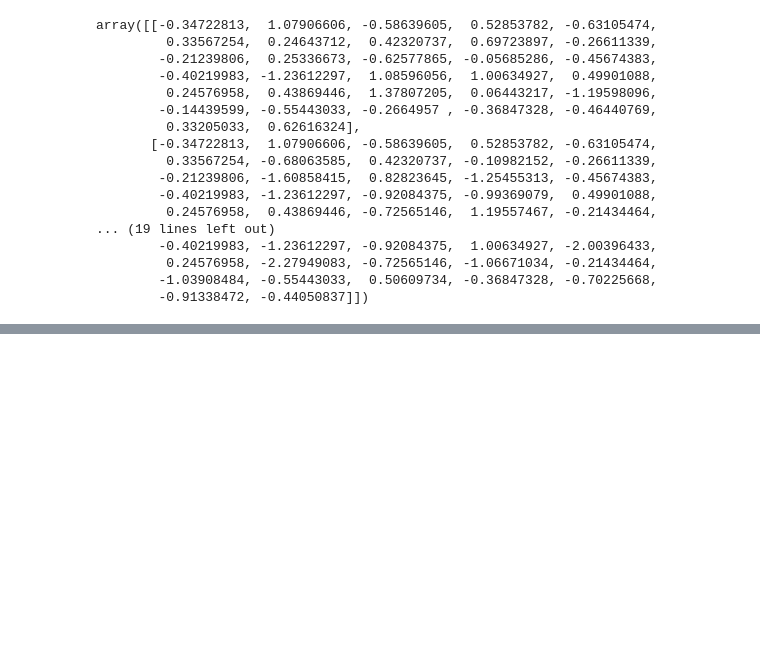
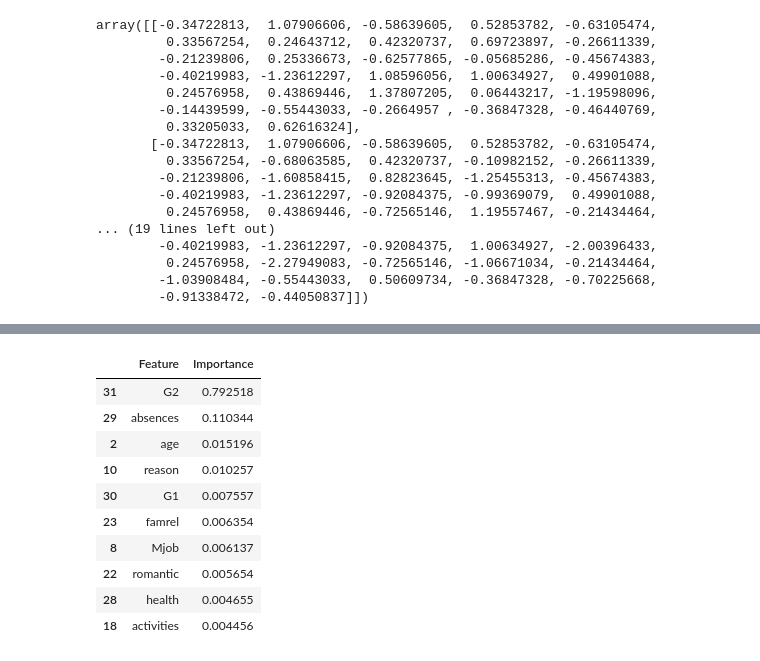
Before and after one commit to Purva-Kakadiya/student-performance-prediction, a Jupyter notebook: notebooks/Student_Performance.ipynb, the cells around one changed output, grey strips where cells are left out. Cells and saved outputs as stored; diff of their text form; code cells hidden in the pictures; blank space fills up the shorter version.

```diff
--- a/notebooks/Student_Performance.ipynb
+++ b/notebooks/Student_Performance.ipynb
@@ -113,0 +241,24 @@ array([[-0.34722813,  1.07906606, -0.58639605,  0.52853782, -0.63105474,
+# %%
+importance = pd.DataFrame({
+    "Feature": X.columns,
+    "Importance": rf.feature_importances_
+})
+
+importance = importance.sort_values(
+    by="Importance",
+    ascending=False
+)
+
+importance.head(10)
+# %% [output]
+|  | Feature | Importance |
+| 31 | G2 | 0.792518 |
+| 29 | absences | 0.110344 |
+| 2 | age | 0.015196 |
+| 10 | reason | 0.010257 |
+| 30 | G1 | 0.007557 |
+| 23 | famrel | 0.006354 |
+| 8 | Mjob | 0.006137 |
+| 22 | romantic | 0.005654 |
+| 28 | health | 0.004655 |
+| 18 | activities | 0.004456 |
```
Also changed, not shown: parts of 14 cells of this notebook.
